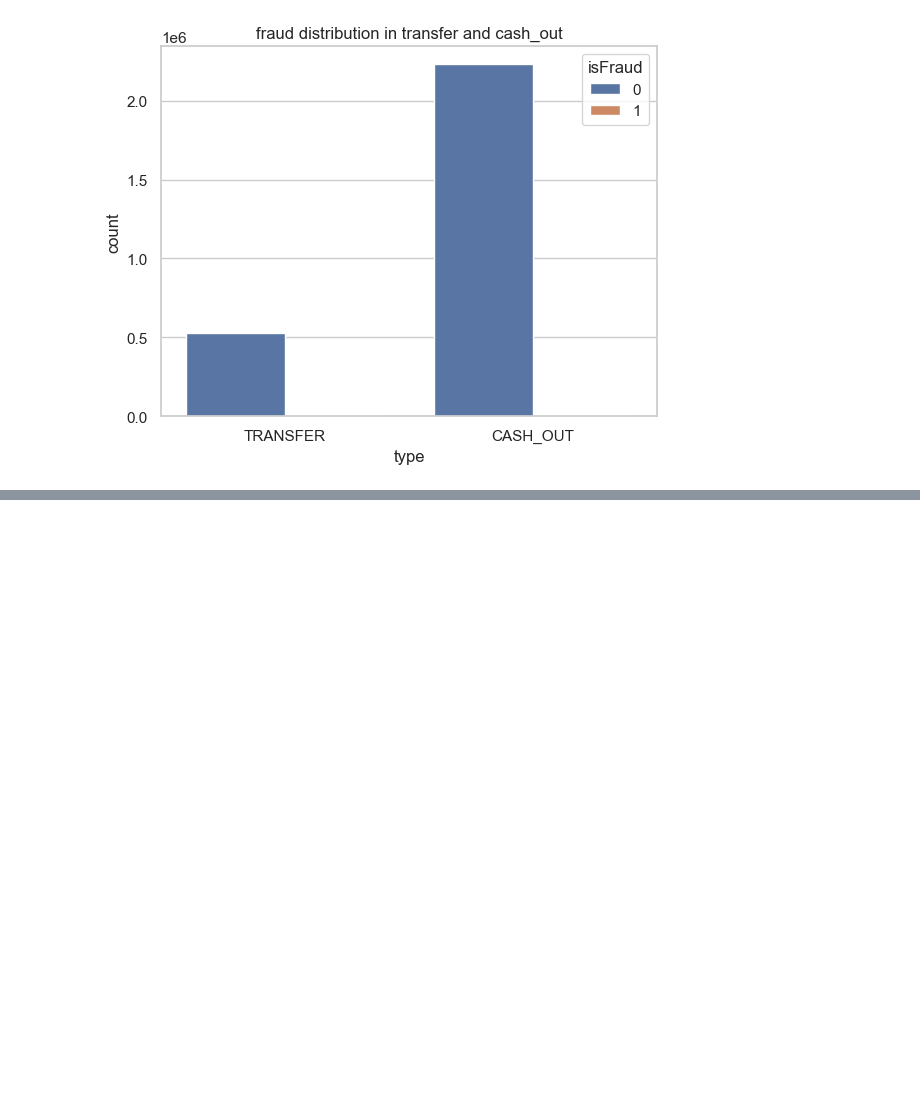
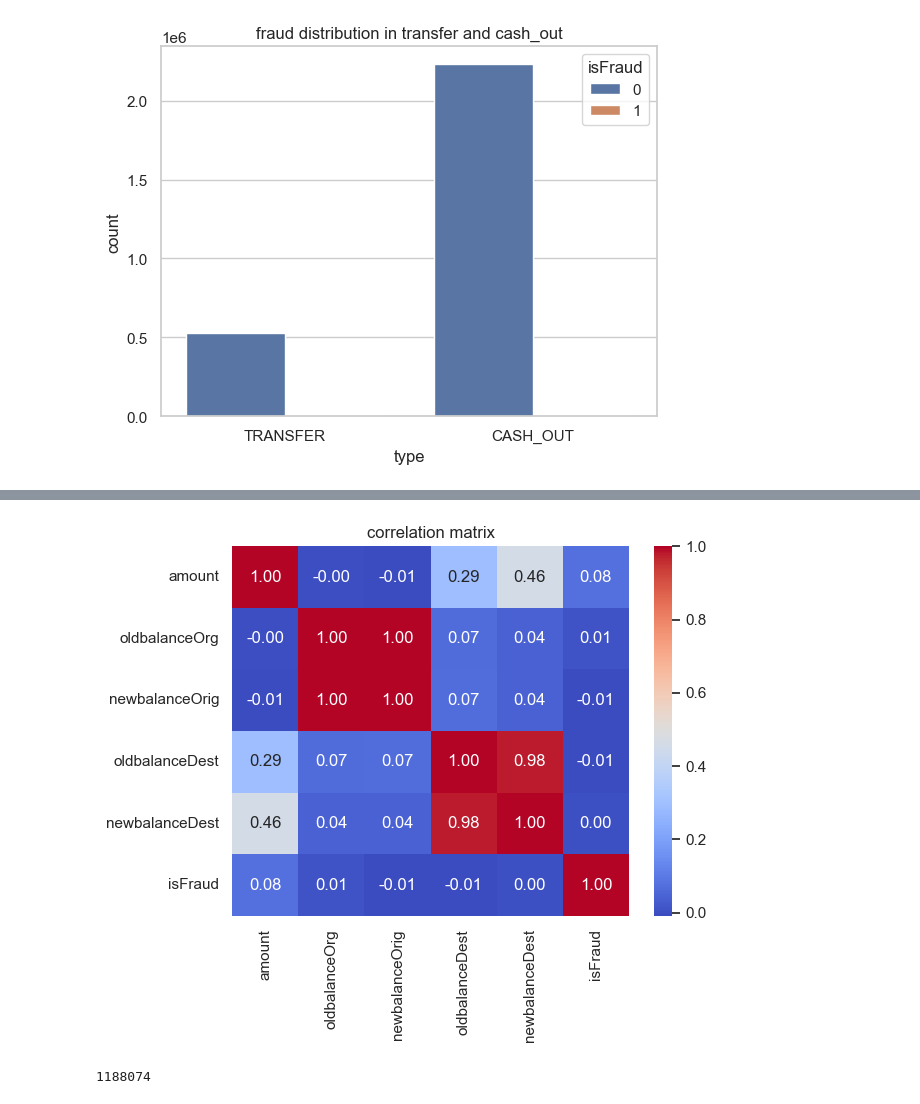
Before and after one commit to bhoomikabbsc24/FRAUD_DETECTION_ML, a Jupyter notebook: fraud_model.ipynb, the cells around one changed output, grey strips where cells are left out. Cells and saved outputs as stored; diff of their text form; code cells hidden in the pictures; blank space fills up the shorter version.

Commit message:
Analyzed zero-balance fraud patterns and feature correlations

```diff
--- a/fraud_model.ipynb
+++ b/fraud_model.ipynb
@@ -214,3 +214,6 @@ plt.title("fraud distribution in transfer and cash_out")
 plt.show()
 # %% [output]
 [figure]
+# %%
+corr=df[["amount","oldbalanceOrg","newbalanceOrig","oldbalanceDest","newbalanceDest","isFraud"]].corr()
+corr
@@ -216,0 +228,15 @@ plt.show()
+# %%
+sns.heatmap (corr,annot=True,cmap="coolwarm", fmt=".2f")
+plt.title("correlation matrix")
+plt.show()
+# %% [output]
+[figure, added]
+# %%
+zero_after_transfer=df[
+    (df["oldbalanceOrg"]>0) &
+    (df["newbalanceOrig"]==0) &
+    (df["type"].isin(["TRANSFER","CASH_OUT"]))
+]
+len(zero_after_transfer)
+# %% [output]
+1188074
```
Also changed, not shown: parts of 3 cells of this notebook.
